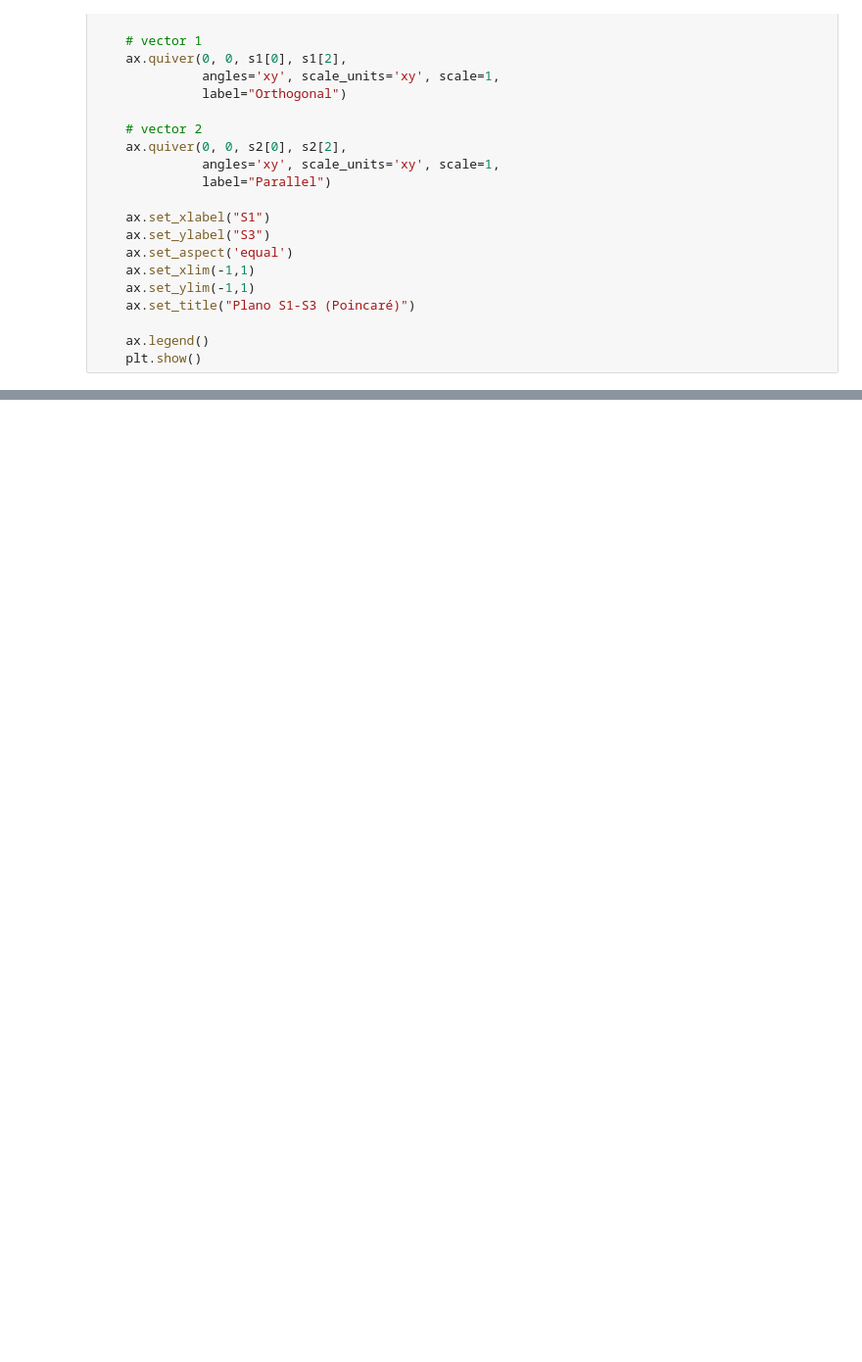
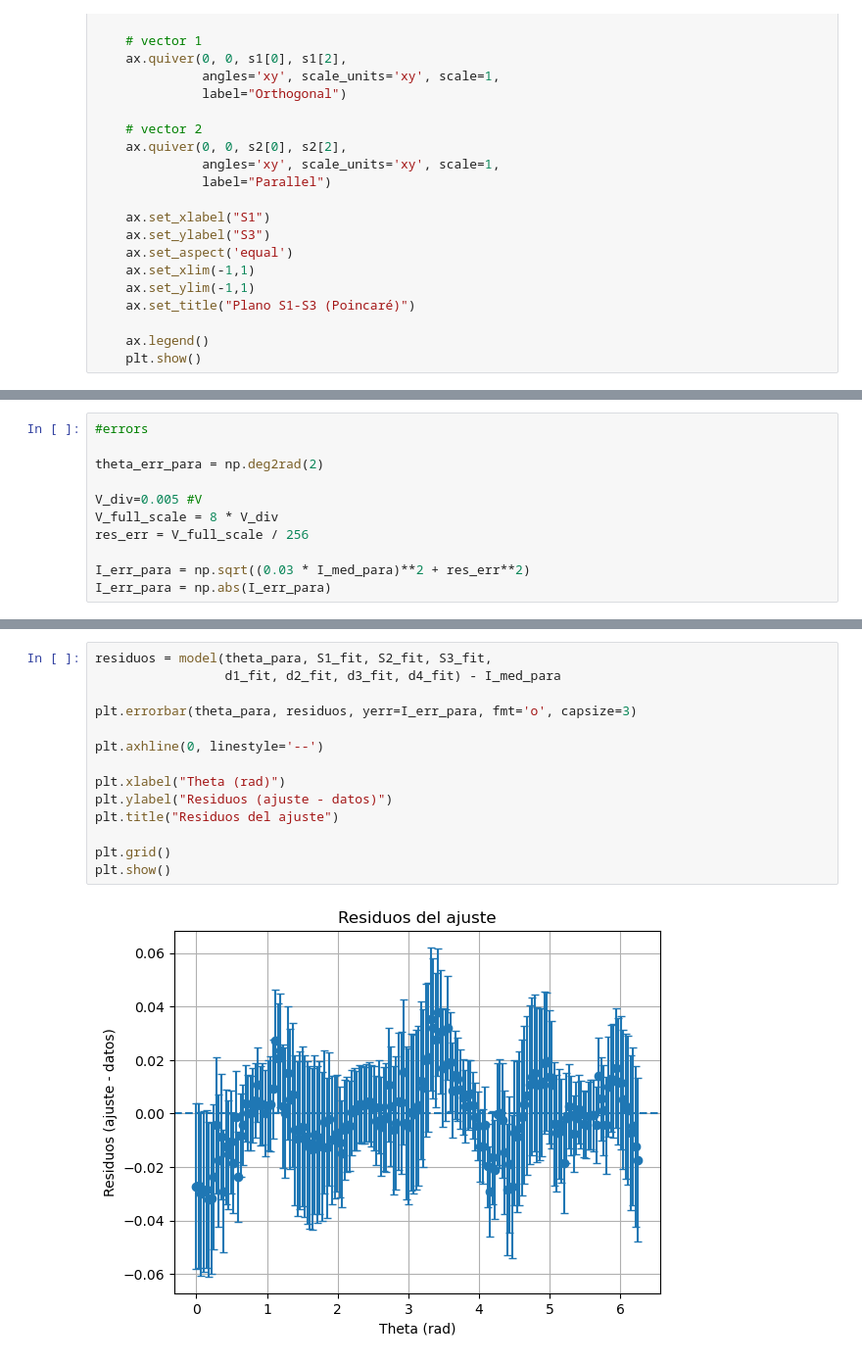
Before and after one commit to BernardoPironio/Polarimetro, a Jupyter notebook: analisis mediciones nuevas ort y paralelo.ipynb, the cells around one changed output, grey strips where cells are left out. Shown at 98% size. Drawn from its saved outputs; the diff is of its cells as text; blank space fills up the shorter version.

```diff
--- a/analisis mediciones nuevas ort y paralelo.ipynb
+++ b/analisis mediciones nuevas ort y paralelo.ipynb
@@ -493,0 +539,11 @@ plot_s2_s3(s4, s2)
+# %%
+#errors
+
+theta_err_para = np.deg2rad(2)
+
+V_div=0.005 #V
+V_full_scale = 8 * V_div
+res_err = V_full_scale / 256
+
+I_err_para = np.sqrt((0.03 * I_med_para)**2 + res_err**2)
+I_err_para = np.abs(I_err_para)
@@ -493,0 +670,16 @@ plot_s2_s3(s4, s2)
+# %%
+residuos = model(theta_para, S1_fit, S2_fit, S3_fit,
+                 d1_fit, d2_fit, d3_fit, d4_fit) - I_med_para
+
+plt.errorbar(theta_para, residuos, yerr=I_err_para, fmt='o', capsize=3)
+
+plt.axhline(0, linestyle='--')
+
+plt.xlabel("Theta (rad)")
+plt.ylabel("Residuos (ajuste - datos)")
+plt.title("Residuos del ajuste")
+
+plt.grid()
+plt.show()
+# %% [output]
+[figure, added]
```
Also changed, not shown: parts of 27 cells of this notebook, 1 other file.
